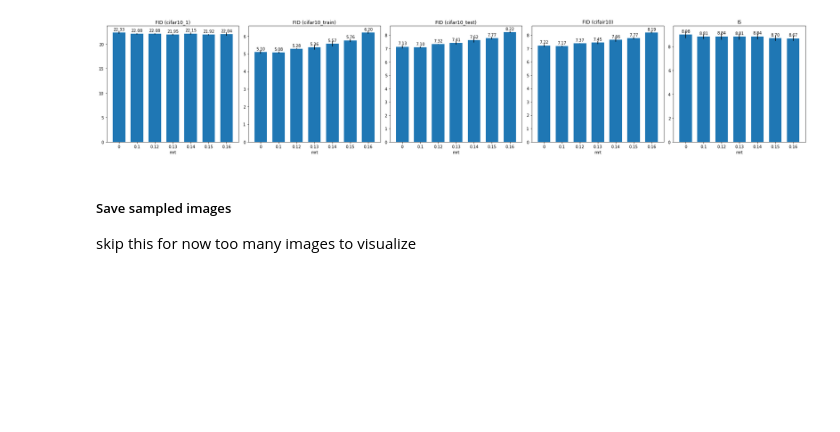
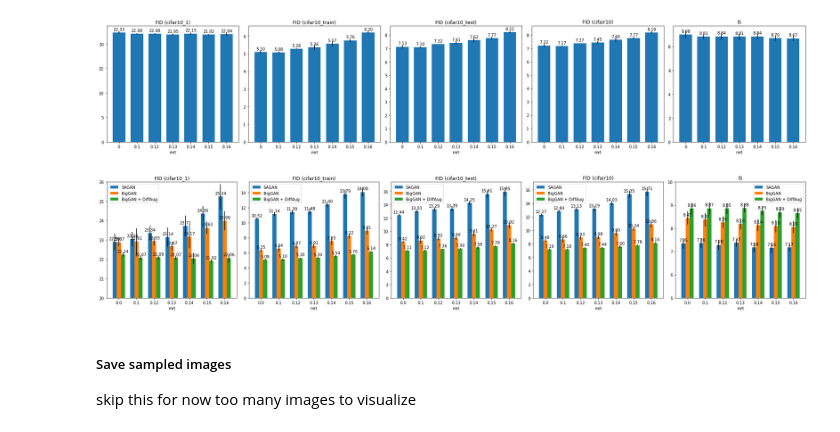
Before and after one commit to jybai/MRGAN, a Jupyter notebook: notebooks/compare_mrts.ipynb, the cells around one changed output. Saved outputs shown, nothing was run; the diff lists cells and outputs as text; code cells hidden in the pictures; blank space fills up the shorter version.

```diff
--- a/notebooks/compare_mrts.ipynb
+++ b/notebooks/compare_mrts.ipynb
@@ -338,3 +338,58 @@ plot_inception_metrics(fids, IS_means, IS_stds, savefig_fname='custom_inception_
+# %%
+sagan_stats = {}
+with np.load('inception_stats(cifar10_sagan).npz', allow_pickle=True) as f:
+    sagan_stats['FID_means'] = {k: {mrt: np.mean(v_) for mrt, v_ in v.items()}
+                                for k, v in f['fids'].tolist().items()}
+    sagan_stats['FID_stds'] = {k: {mrt: np.std(v_) for mrt, v_ in v.items()}
+                               for k, v in f['fids'].tolist().items()}
+    sagan_stats['IS_means'], sagan_stats['IS_stds'] = f['IS_means'].tolist(), f['IS_stds'].tolist()
+# %%
+diffaug_stats = {}
+with np.load('inception_stats(cifar10_diffaug).npz', allow_pickle=True) as f:
+    diffaug_stats['FID_means'] = {k: {mrt: np.mean(v_) for mrt, v_ in v.items()}
+                                for k, v in f['fids'].tolist().items()}
+    diffaug_stats['FID_stds'] = {k: {mrt: np.std(v_) for mrt, v_ in v.items()}
+                               for k, v in f['fids'].tolist().items()}
+    diffaug_stats['IS_means'], diffaug_stats['IS_stds'] = f['IS_means'].tolist(), f['IS_stds'].tolist()
+# %%
+all_stats = {'SAGAN': sagan_stats, 'BigGAN': biggan_stats, 'BigGAN + DiffAug': diffaug_stats}
+# %%
+ordered_dsets = ['cifar10_1', 'cifar10_train', 'cifar10_test', 'cifair10']
+x = np.arange(7)  # the label locations
+width = 0.7 / len(all_stats)  # the width of the bars
+x_shifts = np.arange(len(all_stats)) * width - (len(all_stats) - 1) * width / 2
+ylims = [(20, 26), (None, None), (None, None), (None, None)]
+
+fig, axs = plt.subplots(1, 5, figsize=(25, 5))
+for (model_name, model_stats), x_shift in zip(all_stats.items(), x_shifts):
+    for dset_name, ax, ylim in zip(ordered_dsets, axs.flat, ylims):
+        rects = ax.bar(x + x_shift, model_stats['FID_means'][dset_name].values(), width,
+                       yerr=model_stats['FID_stds'][dset_name].values(), label=model_name)
+
+        misc.autolabel(rects, ax)
+        ax.set_xticks(x)
+        ax.set_xticklabels(list(model_stats['FID_means'][dset_name].keys()))
+        ax.set_xlabel('mrt')
+        ax.set_title(f"FID ({dset_name})")
+        ax.set_ylim(ylim)
+        ax.legend()
+
+ax = axs.flat[-1]
+for (model_name, model_stats), x_shift in zip(all_stats.items(), x_shifts):
+    rects = ax.bar(x + x_shift, model_stats['IS_means'].values(), width,
+                   label=model_name, yerr=model_stats['IS_stds'].values())
+    misc.autolabel(rects, ax)
+    ax.set_title(f"IS")
+    ax.set_xticks(x)
+    ax.set_xticklabels(IS_means.keys())
+    ax.set_xlabel('mrt')
+    ax.set_ylim(5, 10)
+    ax.legend()
+
+fig.tight_layout()
+plt.savefig('custom_inception_metrics(cifar10).pdf', bbox_inches='tight')
+# %% [output]
+[figure, added]
 # %% [markdown]
 ##### Save sampled images
 skip this for now too many images to visualize
```
Also changed, not shown: parts of 13 cells of this notebook, 20 other files.
